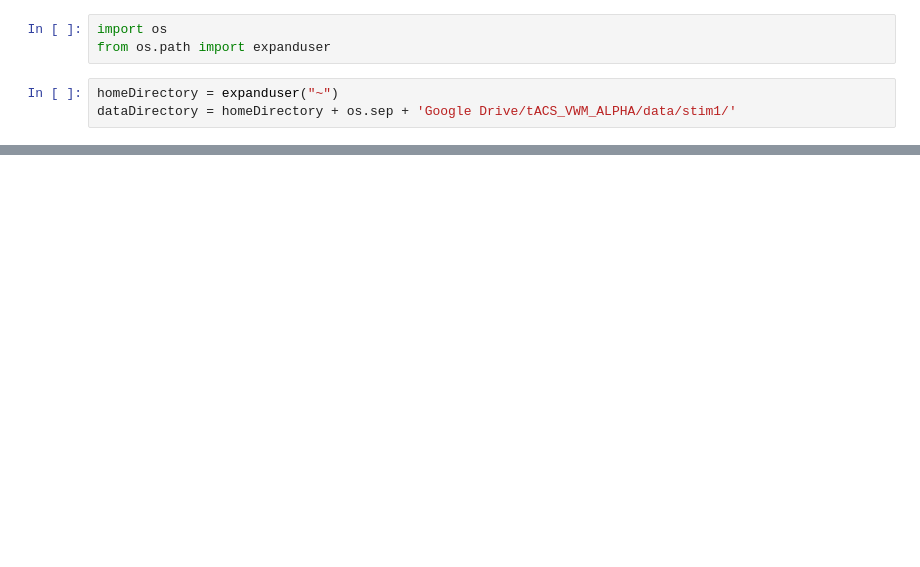
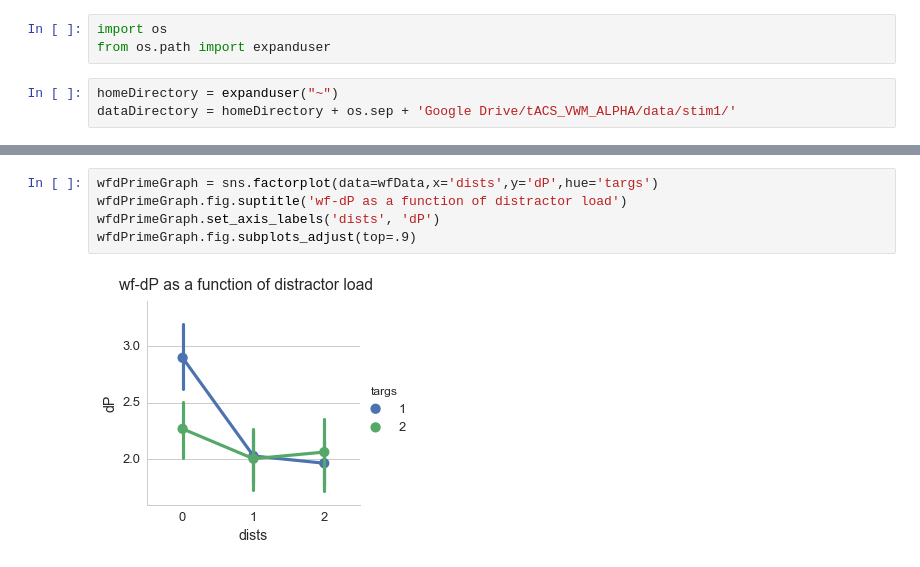
Before and after one commit to alexgonzl/tacs_vmw_alpha, a Jupyter notebook: dataVisualization.ipynb, the cells around one changed output, grey strips where cells are left out. Cells and saved outputs as stored; diff of their text form; blank space fills up the shorter version.

```diff
--- a/dataVisualization.ipynb
+++ b/dataVisualization.ipynb
@@ -126,0 +152,7 @@ sns.stripplot()
+# %%
+wfdPrimeGraph = sns.factorplot(data=wfData,x='dists',y='dP',hue='targs')
+wfdPrimeGraph.fig.suptitle('wf-dP as a function of distractor load')
+wfdPrimeGraph.set_axis_labels('dists', 'dP')
+wfdPrimeGraph.fig.subplots_adjust(top=.9)
+# %% [output]
+[figure, added]
```
Also changed, not shown: parts of 48 cells of this notebook, 13 other files.
